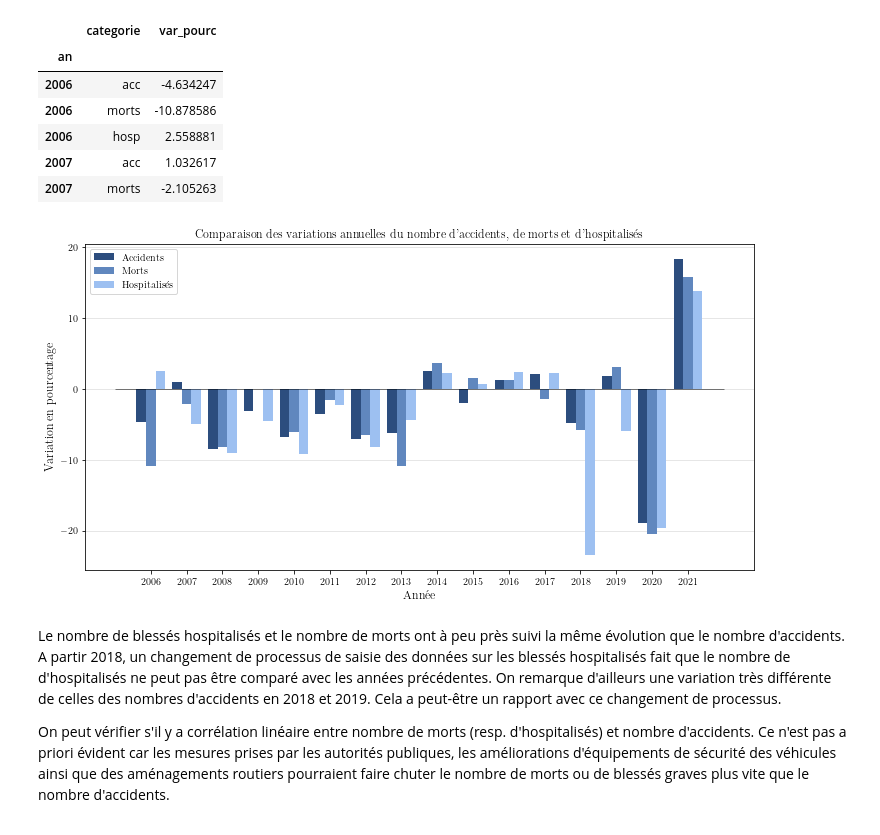
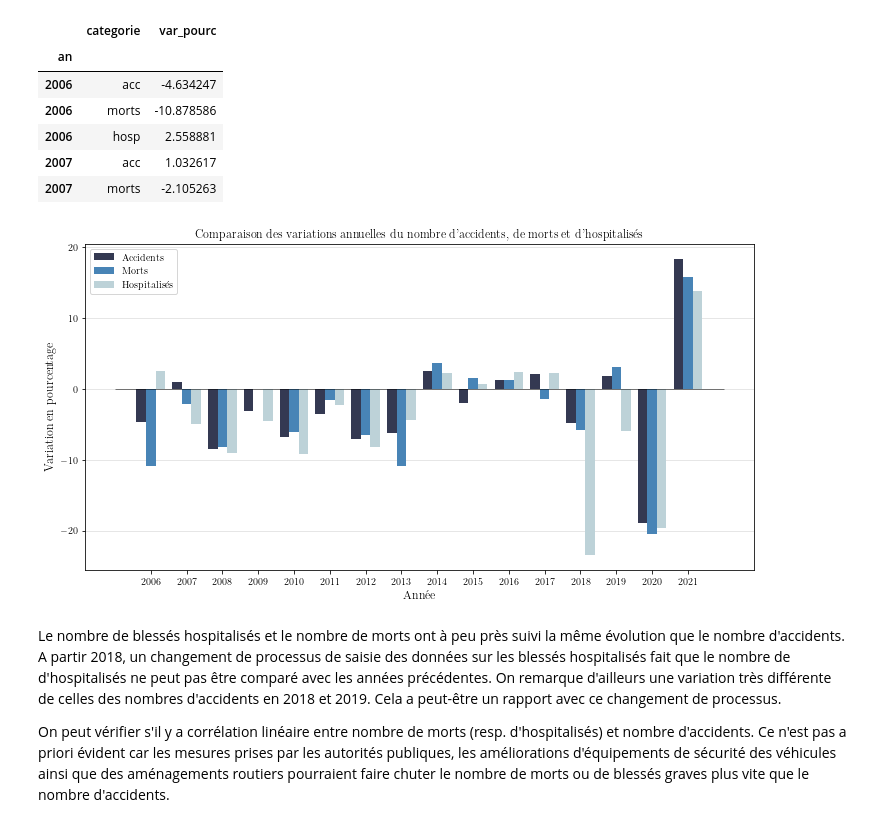
Before and after one commit to nlejay/accidents_circulation, a Jupyter notebook: projet_acc_route.ipynb, the cells around one changed output. Cells and saved outputs as stored; diff of their text form; code cells hidden in the pictures.

```diff
--- a/projet_acc_route.ipynb
+++ b/projet_acc_route.ipynb
@@ -339,23 +352,23 @@ df_var_pourc.head()
 | 2007 | acc | 1.032617 |
 | 2007 | morts | -2.105263 |
 # %%
-palette = {'acc':'#1E4B8C', 'morts':'#5084CE', 'hosp':'#8FBDFF'}
+palette = cmr.take_cmap_colors('cmr.arctic', 3, cmap_range=(0.25, 0.85), return_fmt='hex')
 
 fig, ax = plt.subplots(figsize=(12,6))
 
 sns.barplot(x='an', y='var_pourc', data=df_var_pourc.reset_index(), hue='categorie', palette=palette, ax=ax)
 plt.hlines(0,-1,16, color='black', linewidth=0.5)
 plt.title("Comparaison des variations annuelles du nombre d'accidents, de morts et d'hospitalisés", size=12)
 plt.xlabel("Année", size=12)
 plt.ylabel("Variation en pourcentage", size=12)
 handles, labels = plt.gca().get_legend_handles_labels()  # récupération des handles et labels de la légende
 labels = ['Accidents', 'Morts', 'Hospitalisés']   # changement des labels de la légende
 plt.legend(handles, labels, title="")
 plt.grid(visible=True, axis='y', color="#e0e0e0")
 ax.set_axisbelow(True)
 plt.show()
 # %% [output]
-[figure, old version]
+[figure, new version]
 # %% [markdown]
 Le nombre de blessés hospitalisés et le nombre de morts ont à peu près suivi la même évolution que le nombre d'accidents. A partir 2018, un changement de processus de saisie des données sur les blessés hospitalisés fait que le nombre de d'hospitalisés ne peut pas être comparé avec les années précédentes. On remarque d'ailleurs une variation très différente de celles des nombres d'accidents en 2018 et 2019. Cela a peut-être un rapport avec ce changement de processus.
 
```
Also changed, not shown: parts of 65 cells of this notebook.
